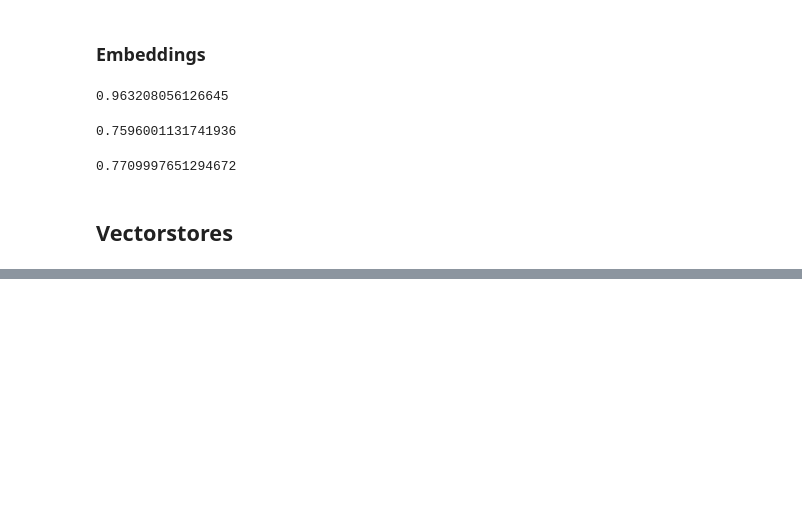
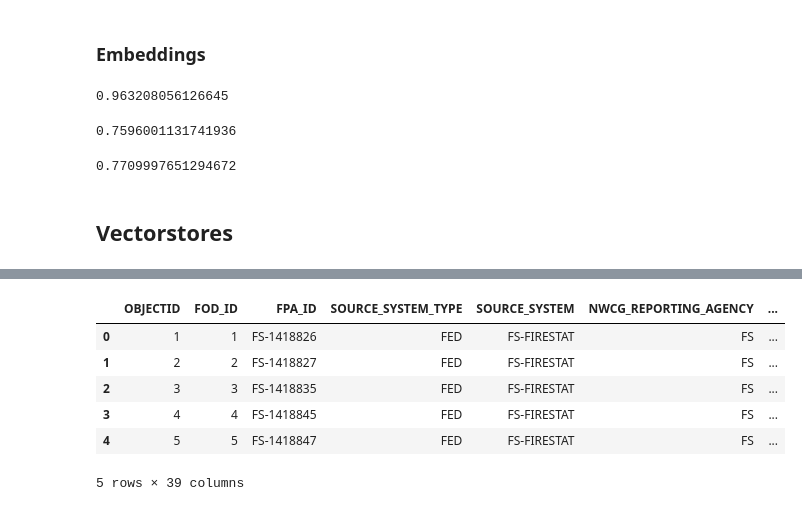
Before and after one commit to urcuqui/Data-Science, a Jupyter notebook: openai/LangChain.ipynb, the cells around one changed output, grey strips where cells are left out. Saved outputs shown, nothing was run; the diff lists cells and outputs as text; code cells hidden in the pictures; blank space fills up the shorter version.

```diff
--- a/openai/LangChain.ipynb
+++ b/openai/LangChain.ipynb
@@ -169,0 +515,16 @@ np.dot(embedding1, embedding3)
+# %%
+import sqlite3
+import pandas as pd
+# let's make the connection with our database
+conn = sqlite3.connect("FPA_FOD_20170508.sqlite")
+# # we are going to use pandas to query a table
+fires = pd.read_sql_query("SELECT * FROM Fires", conn)
+fires.head()
+# %% [output]
+|  | OBJECTID | FOD_ID | FPA_ID | SOURCE_SYSTEM_TYPE | SOURCE_SYSTEM | NWCG_REPORTING_AGENCY | ... |
+| 0 | 1 | 1 | FS-1418826 | FED | FS-FIRESTAT | FS | ... |
+| 1 | 2 | 2 | FS-1418827 | FED | FS-FIRESTAT | FS | ... |
+| 2 | 3 | 3 | FS-1418835 | FED | FS-FIRESTAT | FS | ... |
+| 3 | 4 | 4 | FS-1418845 | FED | FS-FIRESTAT | FS | ... |
+| 4 | 5 | 5 | FS-1418847 | FED | FS-FIRESTAT | FS | ... |
+5 rows × 39 columns
```
Also changed, not shown: parts of 59 cells of this notebook, 1 other file.
